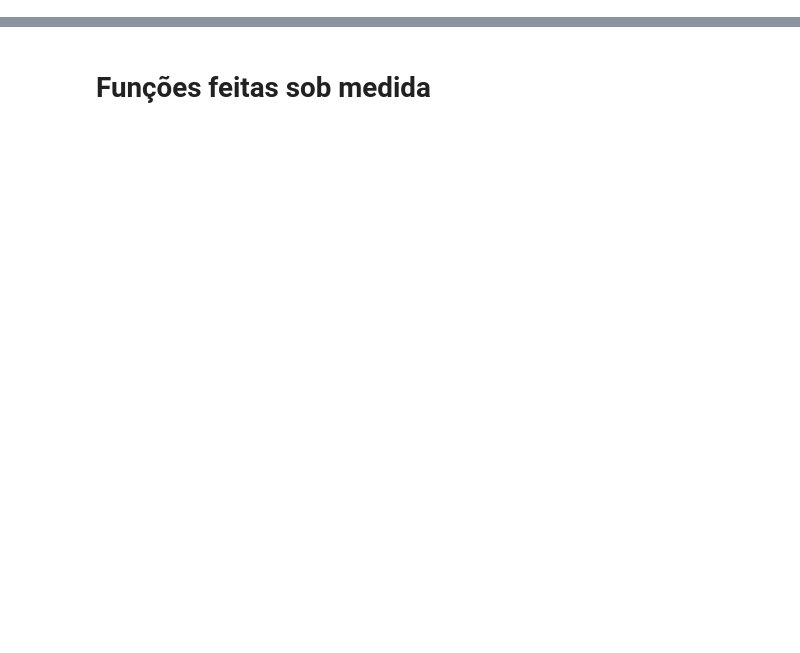
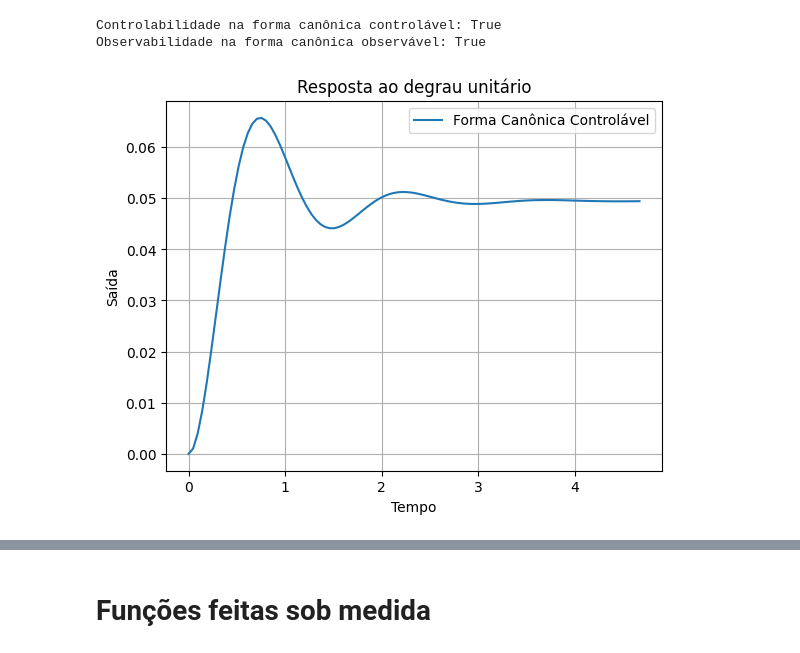
Before and after one commit to Batchuka/EoC-controle-automatico-IFES, a Jupyter notebook: provas/P4_rascunho.ipynb, the cells around one changed output, grey strips where cells are left out. Cells and saved outputs as stored; diff of their text form; code cells hidden in the pictures; blank space fills up the shorter version.

```diff
--- a/provas/P4_rascunho.ipynb
+++ b/provas/P4_rascunho.ipynb
@@ -4,0 +10,17 @@ IndexError: index 1 is out of bounds for axis 0 with size 1
+# %%
+# Forma canônica controlável
+A_controlavel = np.array([[0, 1], [-20.22, -3]])
+B_controlavel = np.array([[0], [1]])
+C_controlavel = np.array([[1, 0]])
+D_controlavel = np.array([0])
+
+# Forma canônica observável
+A_observavel = np.array([[0, -3], [1, -20.22]])
+B_observavel = np.array([[1], [0]])
+C_observavel = np.array([0, 1])
+D_observavel = np.array([0])
+# %%
+A_controlavel = np.array([[0, 1], [-20.22, -3]])
+autovalores_controlavel = np.linalg.eigvals(A_controlavel)
+print("Autovalores da forma canônica controlável:")
+print(autovalores_controlavel)
@@ -4,0 +44,27 @@ IndexError: index 1 is out of bounds for axis 0 with size 1
+# %%
+C_controlavel = np.concatenate((B_controlavel, np.dot(A_controlavel, B_controlavel)), axis=1)
+O_observavel = np.concatenate((C_observavel, np.dot(C_observavel, A_observavel)), axis=0)
+
+controlabilidade_controlavel = np.linalg.matrix_rank(C_controlavel) == A_controlavel.shape[0]
+observabilidade_observavel = np.linalg.matrix_rank(O_observavel) == A_observavel.shape[0]
+
+print("Controlabilidade na forma canônica controlável:", controlabilidade_controlavel)
+print("Observabilidade na forma canônica observável:", observabilidade_observavel)
+# %% [output]
+Controlabilidade na forma canônica controlável: True
+Observabilidade na forma canônica observável: True
+# %%
+# Simulando resposta ao degrau unitário
+sys_controlavel = signal.StateSpace(A_controlavel, B_controlavel, C_controlavel, D_controlavel)
+t_controlavel, y_controlavel = signal.step(sys_controlavel)
+
+# Plotando as saídas
+plt.plot(t_controlavel, y_controlavel, label='Forma Canônica Controlável')
+plt.xlabel('Tempo')
+plt.ylabel('Saída')
+plt.title('Resposta ao degrau unitário')
+plt.legend()
+plt.grid(True)
+plt.show()
+# %% [output]
+[figure, added]
```
Also changed, not shown: parts of 34 cells of this notebook, 1 other file.
